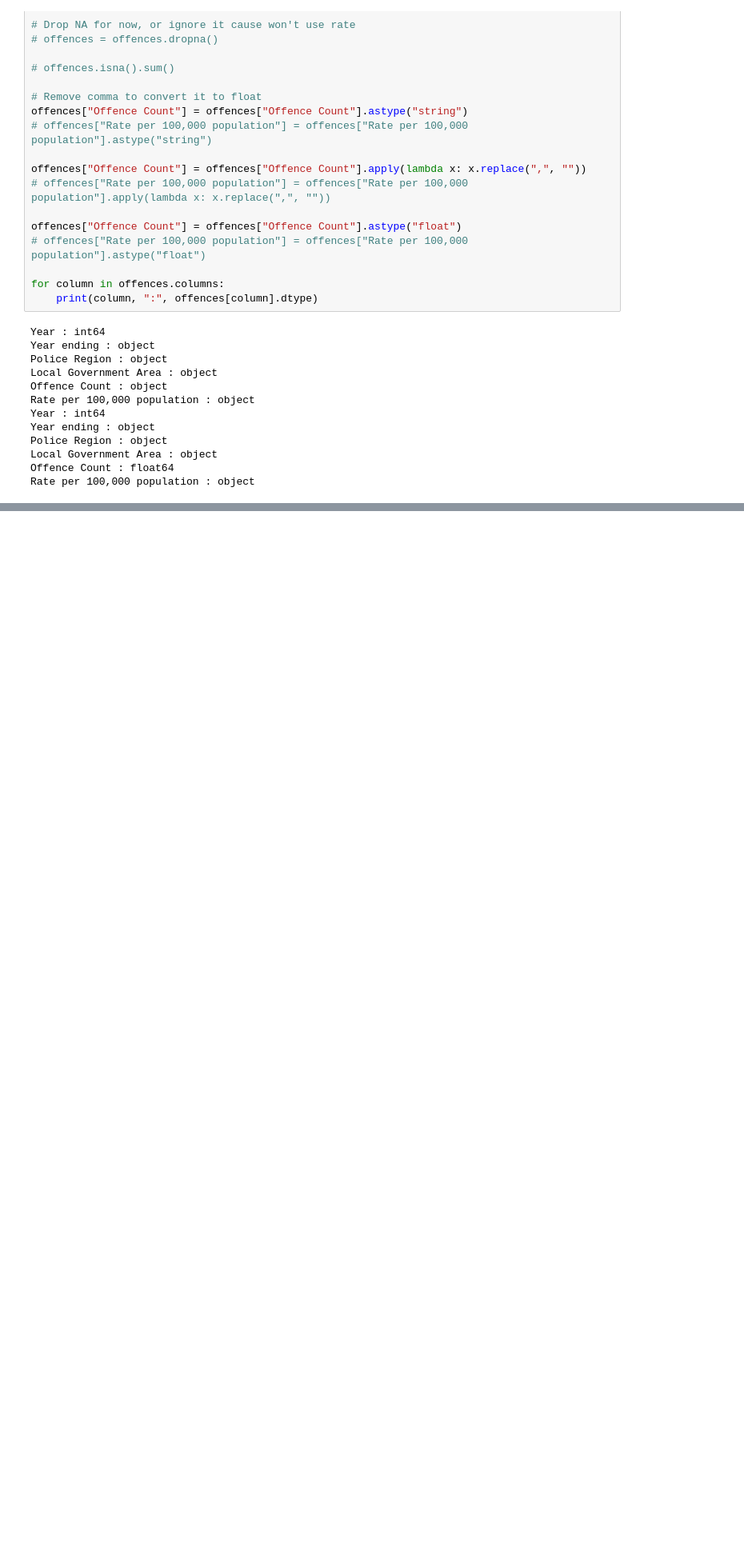
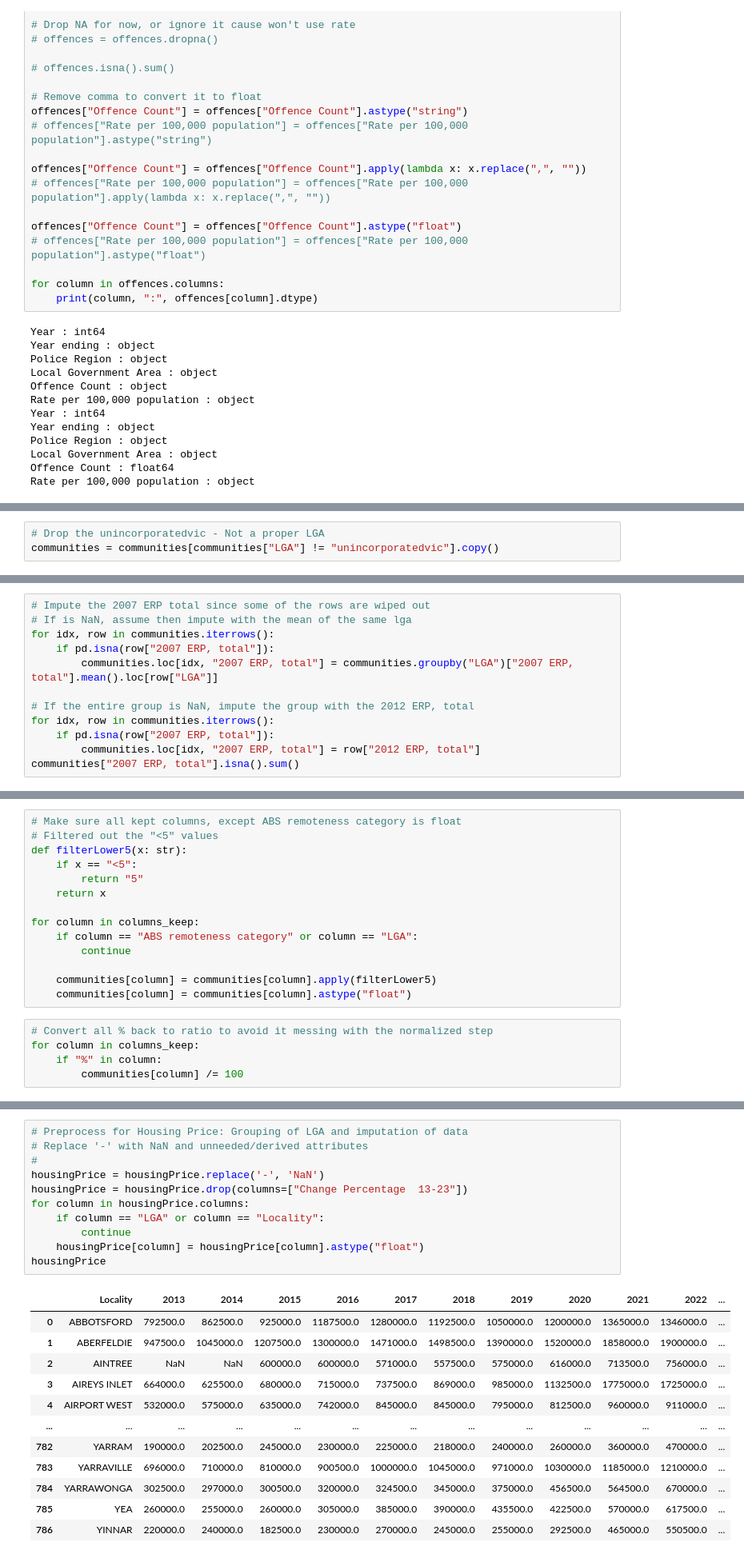
Before and after one commit to khangluong2004/COMP20008_Assignment2, a Jupyter notebook: khang/preProcessing.ipynb, the cells around one changed output, grey strips where cells are left out. Shown at 80% size. Saved outputs shown, nothing was run; the diff lists cells and outputs as text; blank space fills up the shorter version.

```diff
--- a/khang/preProcessing.ipynb
+++ b/khang/preProcessing.ipynb
@@ -332,0 +780,3 @@ drop_cols_derived = ["Commercial (%)", "Industrial (%)", "Residential (%)",
+# %%
+# Drop the unincorporatedvic - Not a proper LGA
+communities = communities[communities["LGA"] != "unincorporatedvic"].copy()
@@ -332,0 +858,12 @@ drop_cols_derived = ["Commercial (%)", "Industrial (%)", "Residential (%)",
+# %%
+# Impute the 2007 ERP total since some of the rows are wiped out
+# If is NaN, assume then impute with the mean of the same lga
+for idx, row in communities.iterrows():
+    if pd.isna(row["2007 ERP, total"]):
+        communities.loc[idx, "2007 ERP, total"] = communities.groupby("LGA")["2007 ERP, total"].mean().loc[row["LGA"]]
+
+# If the entire group is NaN, impute the group with the 2012 ERP, total
+for idx, row in communities.iterrows():
+    if pd.isna(row["2007 ERP, total"]):
+        communities.loc[idx, "2007 ERP, total"] = row["2012 ERP, total"]
+communities["2007 ERP, total"].isna().sum()
@@ -332,0 +872,19 @@ drop_cols_derived = ["Commercial (%)", "Industrial (%)", "Residential (%)",
+# %%
+# Make sure all kept columns, except ABS remoteness category is float
+# Filtered out the "<5" values
+def filterLower5(x: str):
+    if x == "<5":
+        return "5"
+    return x
+
+for column in columns_keep:
+    if column == "ABS remoteness category" or column == "LGA":
+        continue
+
+    communities[column] = communities[column].apply(filterLower5)
+    communities[column] = communities[column].astype("float")
+# %%
+# Convert all % back to ratio to avoid it messing with the normalized step
+for column in columns_keep:
+    if "%" in column:
+        communities[column] /= 100
@@ -332,0 +1044,24 @@ drop_cols_derived = ["Commercial (%)", "Industrial (%)", "Residential (%)",
+# %%
+# Preprocess for Housing Price: Grouping of LGA and imputation of data
+# Replace '-' with NaN and unneeded/derived attributes
+#
+housingPrice = housingPrice.replace('-', 'NaN')
+housingPrice = housingPrice.drop(columns=["Change Percentage  13-23"])
+for column in housingPrice.columns:
+    if column == "LGA" or column == "Locality":
+        continue
+    housingPrice[column] = housingPrice[column].astype("float")
+housingPrice
+# %% [output]
+|  | Locality | 2013 | 2014 | 2015 | 2016 | 2017 | 2018 | 2019 | 2020 | 2021 | 2022 | ... |
+| 0 | ABBOTSFORD | 792500.0 | 862500.0 | 925000.0 | 1187500.0 | 1280000.0 | 1192500.0 | 1050000.0 | 1200000.0 | 1365000.0 | 1346000.0 | ... |
+| 1 | ABERFELDIE | 947500.0 | 1045000.0 | 1207500.0 | 1300000.0 | 1471000.0 | 1498500.0 | 1390000.0 | 1520000.0 | 1858000.0 | 1900000.0 | ... |
+| 2 | AINTREE | NaN | NaN | 600000.0 | 600000.0 | 571000.0 | 557500.0 | 575000.0 | 616000.0 | 713500.0 | 756000.0 | ... |
+| 3 | AIREYS INLET | 664000.0 | 625500.0 | 680000.0 | 715000.0 | 737500.0 | 869000.0 | 985000.0 | 1132500.0 | 1775000.0 | 1725000.0 | ... |
+| 4 | AIRPORT WEST | 532000.0 | 575000.0 | 635000.0 | 742000.0 | 845000.0 | 845000.0 | 795000.0 | 812500.0 | 960000.0 | 911000.0 | ... |
+| ... | ... | ... | ... | ... | ... | ... | ... | ... | ... | ... | ... | ... |
+| 782 | YARRAM | 190000.0 | 202500.0 | 245000.0 | 230000.0 | 225000.0 | 218000.0 | 240000.0 | 260000.0 | 360000.0 | 470000.0 | ... |
+| 783 | YARRAVILLE | 696000.0 | 710000.0 | 810000.0 | 900500.0 | 1000000.0 | 1045000.0 | 971000.0 | 1030000.0 | 1185000.0 | 1210000.0 | ... |
+| 784 | YARRAWONGA | 302500.0 | 297000.0 | 300500.0 | 320000.0 | 324500.0 | 345000.0 | 375000.0 | 456500.0 | 564500.0 | 670000.0 | ... |
+| 785 | YEA | 260000.0 | 255000.0 | 260000.0 | 305000.0 | 385000.0 | 390000.0 | 435500.0 | 422500.0 | 570000.0 | 617500.0 | ... |
+| 786 | YINNAR | 220000.0 | 240000.0 | 182500.0 | 230000.0 | 270000.0 | 245000.0 | 255000.0 | 292500.0 | 465000.0 | 550500.0 | ... |
```
Also changed, not shown: parts of 14 cells of this notebook, 3 other files.
